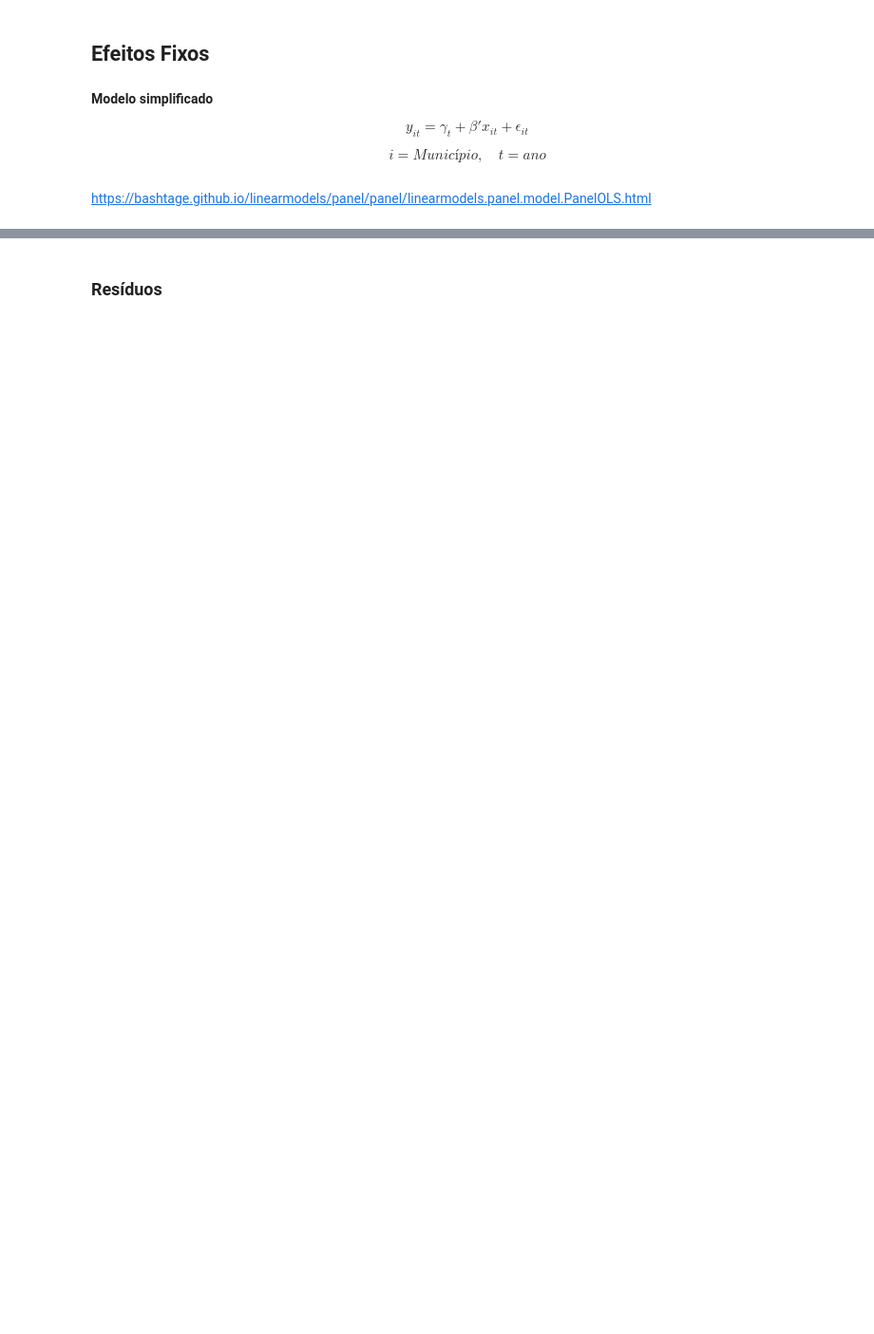
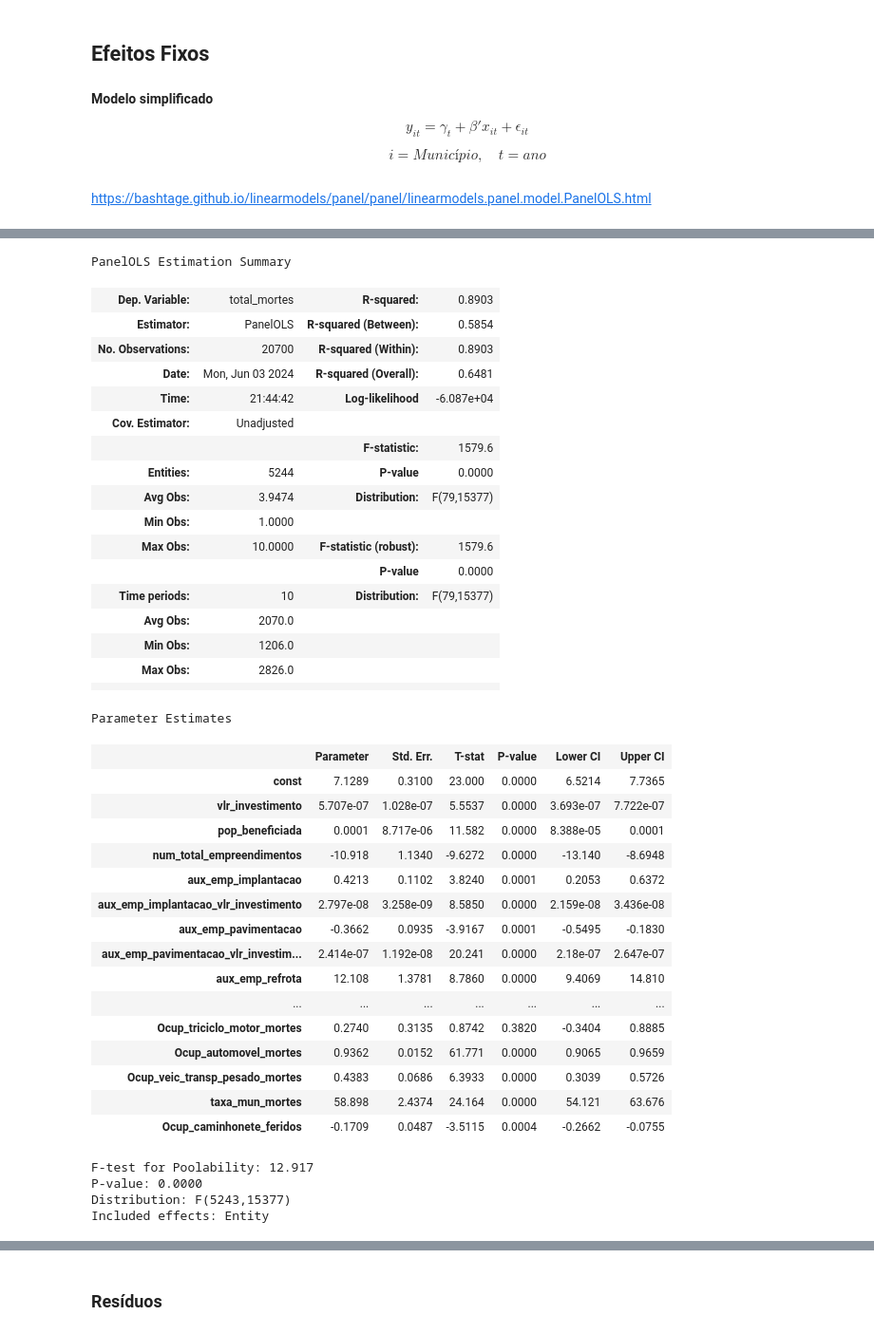
Before and after one commit to anayflima/simu-datathon-2024, a Jupyter notebook: analise_de_dados/analise_painel.ipynb, the cells around one changed output, grey strips where cells are left out. Shown at 95% size. Saved outputs shown, nothing was run; the diff lists cells and outputs as text; code cells hidden in the pictures; blank space fills up the shorter version.

```diff
--- a/analise_de_dados/analise_painel.ipynb
+++ b/analise_de_dados/analise_painel.ipynb
@@ -28,0 +31,27 @@ df_agrup_munic_ano.head()
+# %%
+def matrix_LI(matrix):
+    """
+    Identifica e retorna as colunas linearmente independentes de uma matriz.
+
+    Parâmetros:
+    ----------
+    matrix : pd.DataFrame
+        DataFrame contendo a matriz original cujas colunas serão avaliadas.
+
+    Retornos:
+    --------
+    new_matrix : pd.DataFrame
+        DataFrame contendo apenas as colunas linearmente independentes da matriz original.
+    matrix_columns_selected : np.ndarray
+        Array contendo os índices das colunas selecionadas que são linearmente independentes.
+    """
+    # Realiza a decomposição QR transposta da matriz
+    _, R = np.linalg.qr(matrix.T)
+
+    # Seleciona as colunas com valores absolutos dos elementos diagonais de R maiores que um limiar
+    matrix_columns_selected = np.where(np.abs(R.diagonal()) > 1e-10)[0]
+
+    # Cria uma nova matriz com as colunas selecionadas
+    new_matrix = matrix.iloc[:, matrix_columns_selected]
+
+    return new_matrix, matrix_columns_selected
@@ -206,0 +360,42 @@ Included effects: Entity
+# %%
+model_mortes = fit_panel_data_model(X, y_mortes)
+# %% [output]
+PanelOLS Estimation Summary
+| Dep. Variable: | total_mortes | R-squared: | 0.8903 |
+| Estimator: | PanelOLS | R-squared (Between): | 0.5854 |
+| No. Observations: | 20700 | R-squared (Within): | 0.8903 |
+| Date: | Mon, Jun 03 2024 | R-squared (Overall): | 0.6481 |
+| Time: | 21:44:42 | Log-likelihood | -6.087e+04 |
+| Cov. Estimator: | Unadjusted |  |  |
+|  |  | F-statistic: | 1579.6 |
+| Entities: | 5244 | P-value | 0.0000 |
+| Avg Obs: | 3.9474 | Distribution: | F(79,15377) |
+| Min Obs: | 1.0000 |  |  |
+| Max Obs: | 10.0000 | F-statistic (robust): | 1579.6 |
+|  |  | P-value | 0.0000 |
+| Time periods: | 10 | Distribution: | F(79,15377) |
+| Avg Obs: | 2070.0 |  |  |
+| Min Obs: | 1206.0 |  |  |
+| Max Obs: | 2826.0 |  |  |
+|  |  |  |  |
+Parameter Estimates
+|  | Parameter | Std. Err. | T-stat | P-value | Lower CI | Upper CI |
+| const | 7.1289 | 0.3100 | 23.000 | 0.0000 | 6.5214 | 7.7365 |
+| vlr_investimento | 5.707e-07 | 1.028e-07 | 5.5537 | 0.0000 | 3.693e-07 | 7.722e-07 |
+| pop_beneficiada | 0.0001 | 8.717e-06 | 11.582 | 0.0000 | 8.388e-05 | 0.0001 |
+| num_total_empreendimentos | -10.918 | 1.1340 | -9.6272 | 0.0000 | -13.140 | -8.6948 |
+| aux_emp_implantacao | 0.4213 | 0.1102 | 3.8240 | 0.0001 | 0.2053 | 0.6372 |
+| aux_emp_implantacao_vlr_investimento | 2.797e-08 | 3.258e-09 | 8.5850 | 0.0000 | 2.159e-08 | 3.436e-08 |
+| aux_emp_pavimentacao | -0.3662 | 0.0935 | -3.9167 | 0.0001 | -0.5495 | -0.1830 |
+| aux_emp_pavimentacao_vlr_investim... | 2.414e-07 | 1.192e-08 | 20.241 | 0.0000 | 2.18e-07 | 2.647e-07 |
+| aux_emp_refrota | 12.108 | 1.3781 | 8.7860 | 0.0000 | 9.4069 | 14.810 |
+| ... | ... | ... | ... | ... | ... | ... |
+| Ocup_triciclo_motor_mortes | 0.2740 | 0.3135 | 0.8742 | 0.3820 | -0.3404 | 0.8885 |
+| Ocup_automovel_mortes | 0.9362 | 0.0152 | 61.771 | 0.0000 | 0.9065 | 0.9659 |
+| Ocup_veic_transp_pesado_mortes | 0.4383 | 0.0686 | 6.3933 | 0.0000 | 0.3039 | 0.5726 |
+| taxa_mun_mortes | 58.898 | 2.4374 | 24.164 | 0.0000 | 54.121 | 63.676 |
+| Ocup_caminhonete_feridos | -0.1709 | 0.0487 | -3.5115 | 0.0004 | -0.2662 | -0.0755 |
+F-test for Poolability: 12.917
+P-value: 0.0000
+Distribution: F(5243,15377)
+Included effects: Entity
```
Also changed, not shown: parts of 39 cells of this notebook.
